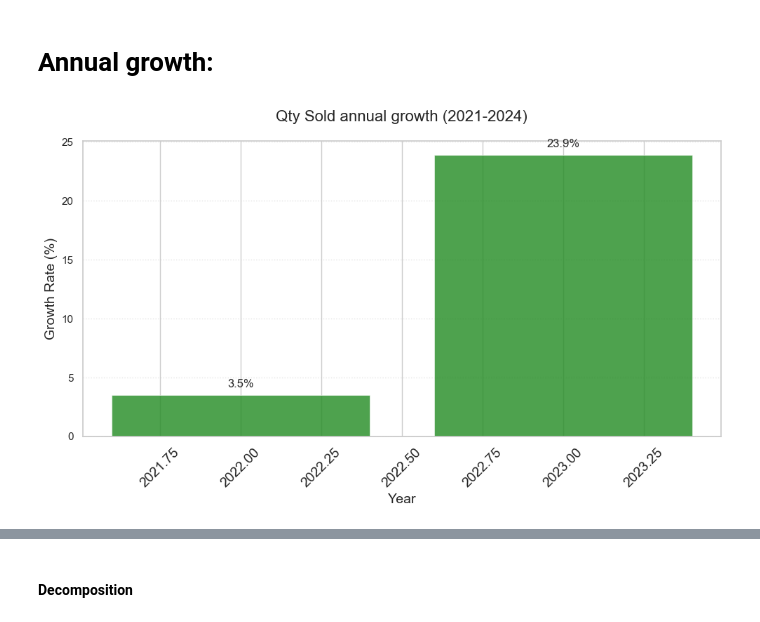
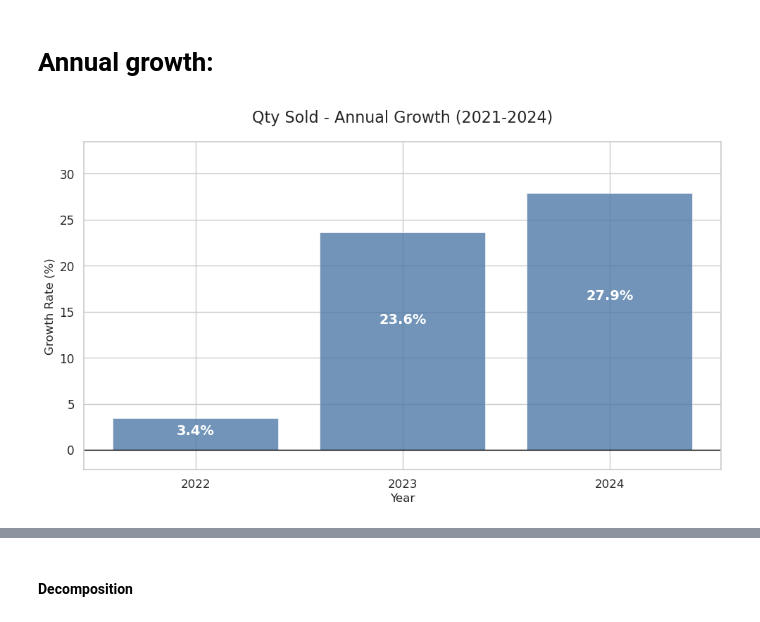
Before and after one commit to CCT-Dublin/ca1-capstone-project-proposal-Aline-Menezes-Silva, a Jupyter notebook: CA3_Strategic_Thinking_Aline_Silva.ipynb, the cells around one changed output, grey strips where cells are left out. Cells and saved outputs as stored; diff of their text form; code cells hidden in the pictures.

```diff
--- a/CA3_Strategic_Thinking_Aline_Silva.ipynb
+++ b/CA3_Strategic_Thinking_Aline_Silva.ipynb
@@ -1537,5 +1709,5 @@ Goal: Predict future order quantities using ARIMA.
 # %%
-candy_timeseries = pd.read_csv("Candy_Sales.csv")
+candy_timeseries = candy.copy(deep=True)
 # %%
 candy_timeseries = candy_timeseries.rename(columns={'Order Date': 'Order_Date','Units': 'Qty'})
 candy_timeseries = candy_timeseries[['Order_Date', 'Qty']]
@@ -1581,25 +1768,37 @@ growth = candy_demand['Qty'].resample('Y').sum().pct_change().mul(100).dropna()
 # %%
+growth = candy_demand['Qty'].resample('Y').sum().pct_change().mul(100).dropna()
+index = pd.to_datetime(['2021-01-01', '2022-01-01', '2023-01-01', '2024-01-01'])
+
 plt.figure(figsize=(10, 6))
-colors = ['forestgreen' if x >=0 else 'crimson' for x in growth]
-bars = plt.bar(growth.index.year, growth, color=colors, edgecolor='white', linewidth=0.5, alpha=0.8)
+bars = plt.bar(growth.index.year, growth,
+               color='#4E79A7',
+               edgecolor='white',
+               linewidth=0.5,
+               alpha=0.8)
 
 plt.axhline(0, color='black', linewidth=1)
-plt.grid(axis='y', linestyle=':', alpha=0.5)
+
+y_margin = max(abs(growth)) * 0.2
+plt.ylim(min(growth) - y_margin, max(growth) + y_margin)
 
 for bar in bars:
     height = bar.get_height()
+
+    label_y = height * 0.6 if height >= 0 else height * 0.8
     plt.text(bar.get_x() + bar.get_width()/2,
-             height + (0.5 if height >=0 else -0.5),
+             label_y,
              f'{height:.1f}%',
              ha='center',
-             va='bottom' if height >=0 else 'top',
-             fontsize=12)
+             va='center',
+             fontsize=14,
+             fontweight='bold',
+             color='white')
 
-plt.title('Qty Sold annual growth (2021-2024)', fontsize=16, pad=20)
-plt.xlabel('Year', fontsize=14)
-plt.ylabel('Growth Rate (%)', fontsize=14)
-plt.xticks(rotation=45, fontsize=14)
+plt.title('Qty Sold - Annual Growth (2021-2024)', fontsize=16, pad=20)
+plt.xlabel('Year', fontsize=12)
+plt.ylabel('Growth Rate (%)', fontsize=12)
+plt.xticks(growth.index.year, labels=growth.index.year, rotation=0, fontsize=12)
 plt.tight_layout()
 plt.show()
 # %% [output]
-[figure, old version]
+[figure, new version]
```
Also changed, not shown: parts of 107 cells of this notebook.
